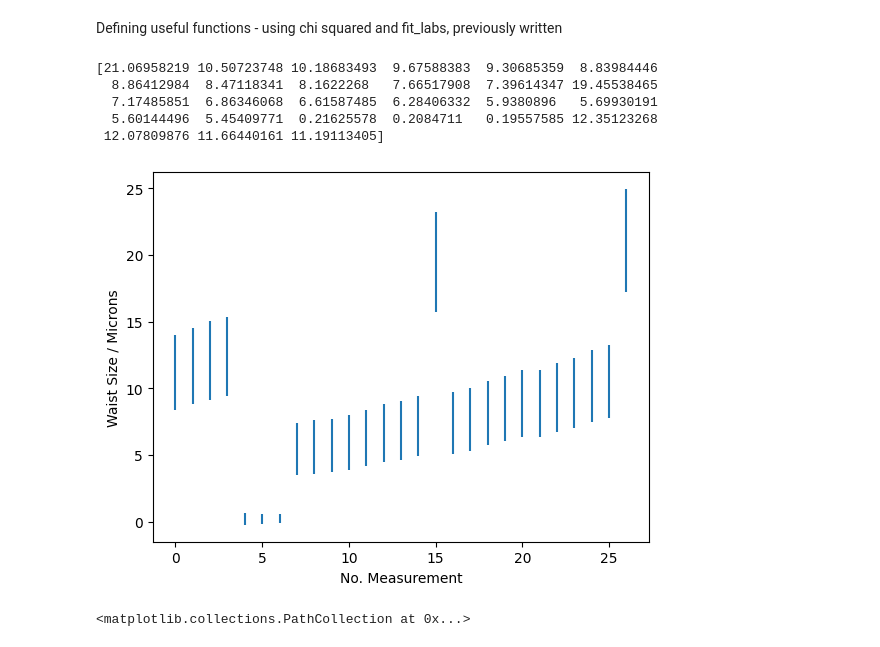
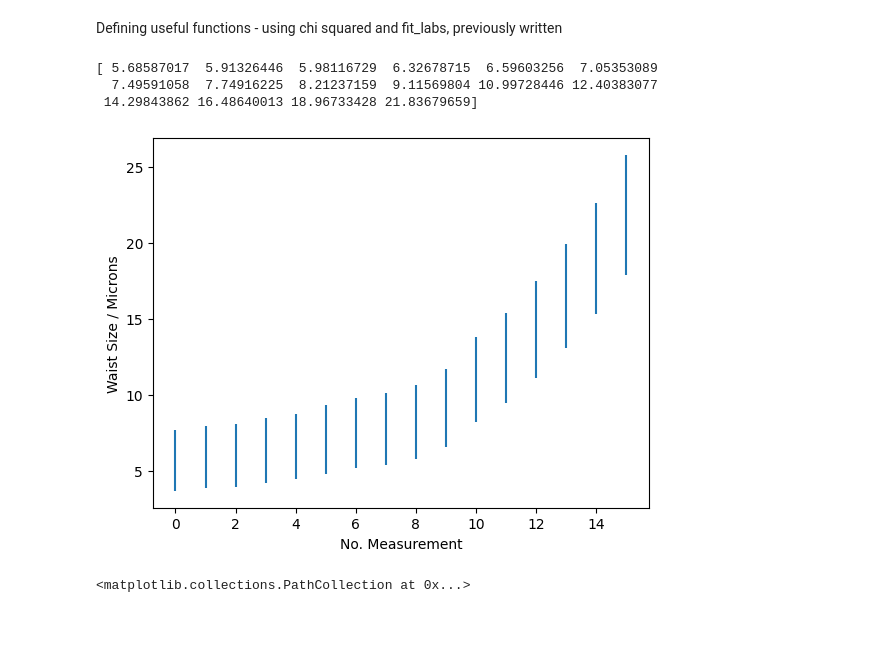
Before and after one commit to akay8/Level4Project, a Jupyter notebook: Cleaved_Fibre.ipynb, the cells around one changed output. Saved outputs shown, nothing was run; the diff lists cells and outputs as text; code cells hidden in the pictures.

Commit message:
managed to get good waist data and fit :)

```diff
--- a/Cleaved_Fibre.ipynb
+++ b/Cleaved_Fibre.ipynb
@@ -47,7 +47,7 @@ def import_data(global_path):
 
     sorted(files_list, key=sort_int) # sort files
 
-    #files_list = files_list[:-1] # -1 to not include 'zs' csv file - import this later
+    files_list = files_list[:-1] # -1 to not include 'zs' csv file - import this later
 
     # empty lists to put values in
     distances = []
@@ -196,36 +192,34 @@ def Gauss(x, W, C): ### Defien Gaussian with TWO parameters
 # %%
 # Create some empty arrays to store values of interest
 params_ = np.zeros((len(all_distances),2))
 y_fits = [] # NB: this has to be a list due to different sized arrays sitting in it
 params_errs_ = np.zeros((len(all_distances),2))
 chi_min_array = np.zeros(len(all_distances))
 
-# Populate initial guess array
+# Populate initial guess array - important to change per data set!!
 initial_guesses = np.zeros((len(all_distances),2))
 initial_guesses[:,1] = 20
 initial_guesses[:,0] = 3
 initial_guesses[0,0] = 15
 initial_guesses[1,0] = 15
-initial_guesses[11,0] = 40
-initial_guesses[11,1] = 50
+initial_guesses[9:,0] = 40
+initial_guesses[9:,1] = 50
 
 for i in range(len(all_distances)):
     singlefit, params_[i], params_errs_[i], chi_min_array[i] = fit_labs(all_distances[i],all_amps[i], 0, Gauss, initial_guesses[i])
     y_fits.append(singlefit)
 
 # Plot waist trend
-plt.errorbar(np.arange(len(distances)),np.flip(params_[:,0]), yerr = np.flip(params_errs_[:,0]), linestyle = '')
+plt.errorbar(np.arange(len(distances)),params_[:,0], yerr = params_errs_[:,0], linestyle = '')
 plt.xlabel('No. Measurement')
 plt.ylabel('Waist Size / Microns')
 
 print(params_[:,0])
 # %% [output]
-[21.06958219 10.50723748 10.18683493  9.67588383  9.30685359  8.83984446
-  8.86412984  8.47118341  8.1622268   7.66517908  7.39614347 19.45538465
-  7.17485851  6.86346068  6.61587485  6.28406332  5.9380896   5.69930191
-  5.60144496  5.45409771  0.21625578  0.2084711   0.19557585 12.35123268
- 12.07809876 11.66440161 11.19113405]
+[ 5.68587017  5.91326446  5.98116729  6.32678715  6.59603256  7.05353089
+  7.49591058  7.74916225  8.21237159  9.11569804 10.99728446 12.40383077
+ 14.29843862 16.48640013 18.96733428 21.83679659]
-[figure, old version]
+[figure, new version]
 # %%
 plt.plot(y_fits[11])
 plt.scatter(all_distances[11],all_amps[11])
```
Also changed, not shown: parts of 3 cells of this notebook.
